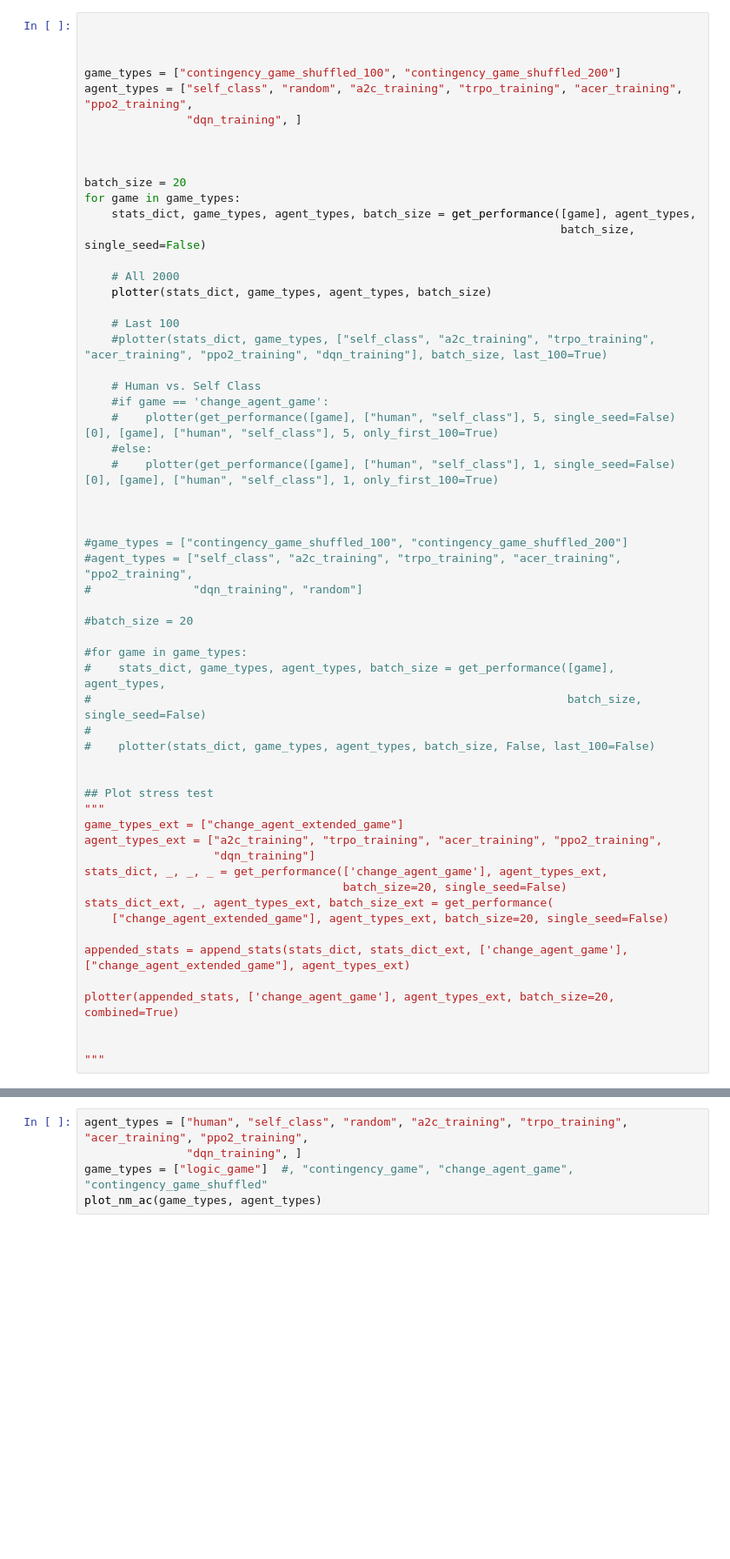
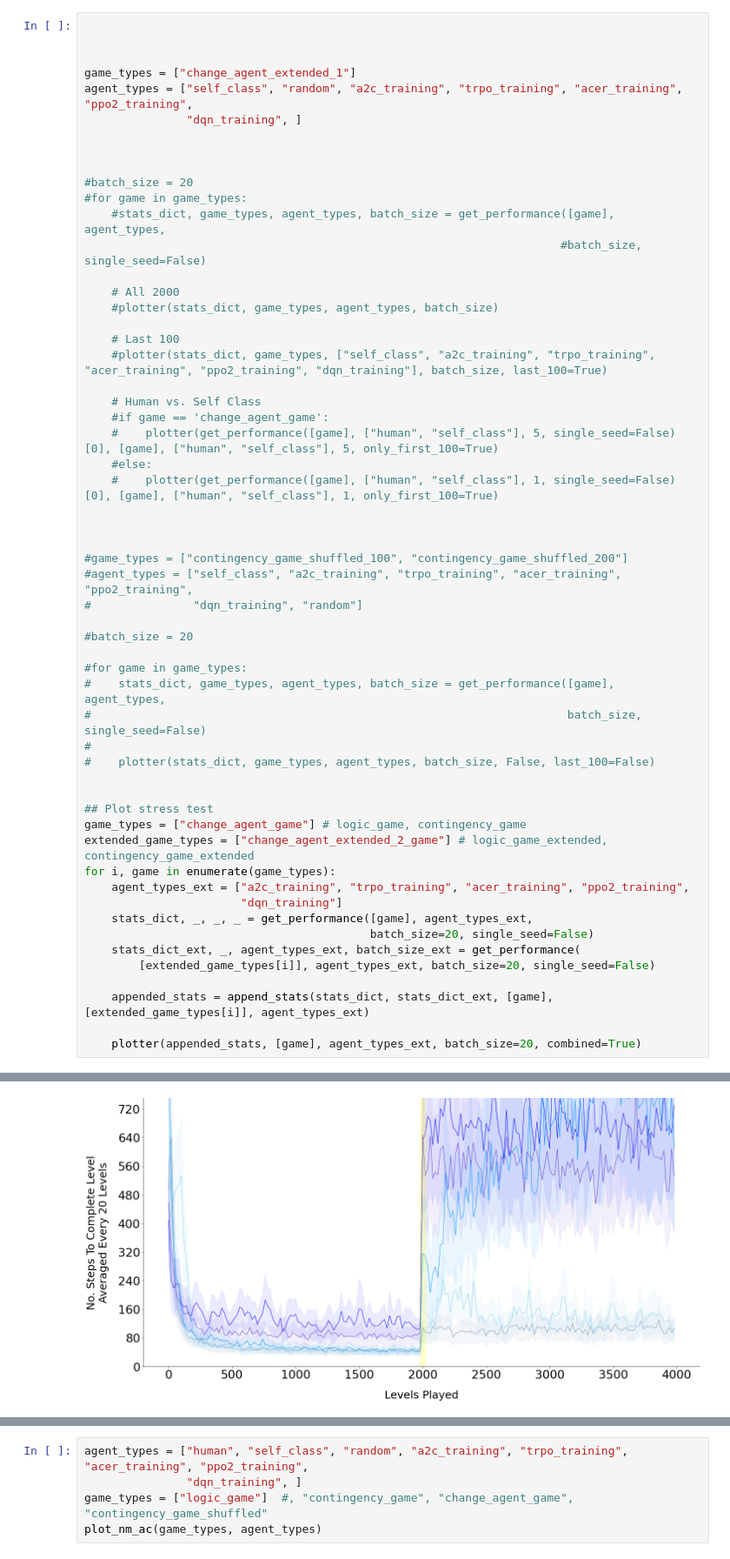
Before and after one commit to Ethical-Intelligence-Lab/probabilisticSelf, a Jupyter notebook: plotting/plotter_curves.ipynb, the cells around one changed output, grey strips where cells are left out. Shown at 87% size. Cells and saved outputs as stored; diff of their text form; blank space fills up the shorter version.

```diff
--- a/plotting/plotter_curves.ipynb
+++ b/plotting/plotter_curves.ipynb
@@ -364,19 +365,19 @@ def append_stats(dict_normal, dict_ext, game_types, game_types_ext, agent_types)
 
 
 
-game_types = ["contingency_game_shuffled_100", "contingency_game_shuffled_200"]
+game_types = ["change_agent_extended_1"]
 agent_types = ["self_class", "random", "a2c_training", "trpo_training", "acer_training", "ppo2_training",
                "dqn_training", ]
 
 
 
-batch_size = 20
-for game in game_types:
-    stats_dict, game_types, agent_types, batch_size = get_performance([game], agent_types,
-                                                                      batch_size, single_seed=False)
+#batch_size = 20
+#for game in game_types:
+    #stats_dict, game_types, agent_types, batch_size = get_performance([game], agent_types,
+                                                                      #batch_size, single_seed=False)
 
     # All 2000
-    plotter(stats_dict, game_types, agent_types, batch_size)
+    #plotter(stats_dict, game_types, agent_types, batch_size)
 
     # Last 100
     #plotter(stats_dict, game_types, ["self_class", "a2c_training", "trpo_training", "acer_training", "ppo2_training", "dqn_training"], batch_size, last_100=True)
@@ -403,18 +404,17 @@ for game in game_types:
 
 
 ## Plot stress test
-"""
-game_types_ext = ["change_agent_extended_game"]
-agent_types_ext = ["a2c_training", "trpo_training", "acer_training", "ppo2_training",
-                   "dqn_training"]
-stats_dict, _, _, _ = get_performance(['change_agent_game'], agent_types_ext,
-                                      batch_size=20, single_seed=False)
-stats_dict_ext, _, agent_types_ext, batch_size_ext = get_performance(
-    ["change_agent_extended_game"], agent_types_ext, batch_size=20, single_seed=False)
+game_types = ["change_agent_game"] # logic_game, contingency_game
+extended_game_types = ["change_agent_extended_2_game"] # logic_game_extended, contingency_game_extended
+for i, game in enumerate(game_types):
+    agent_types_ext = ["a2c_training", "trpo_training", "acer_training", "ppo2_training",
+                       "dqn_training"]
+    stats_dict, _, _, _ = get_performance([game], agent_types_ext,
+                                          batch_size=20, single_seed=False)
+    stats_dict_ext, _, agent_types_ext, batch_size_ext = get_performance(
+        [extended_game_types[i]], agent_types_ext, batch_size=20, single_seed=False)
 
-appended_stats = append_stats(stats_dict, stats_dict_ext, ['change_agent_game'], ["change_agent_extended_game"], agent_types_ext)
+    appended_stats = append_stats(stats_dict, stats_dict_ext, [game], [extended_game_types[i]], agent_types_ext)
 
-plotter(appended_stats, ['change_agent_game'], agent_types_ext, batch_size=20, combined=True)
-
-
-"""
+    plotter(appended_stats, [game], agent_types_ext, batch_size=20, combined=True)
+# %% [output]
@@ -421,3 +438,4 @@ plotter(appended_stats, ['change_agent_game'], agent_types_ext, batch_size=20, c
+[figure, added]
 # %%
 ## ----- Plot the number of steps the player takes before any agent moves from its starting location
 
```
Also changed, not shown: parts of 2 cells of this notebook, 2 other files.
